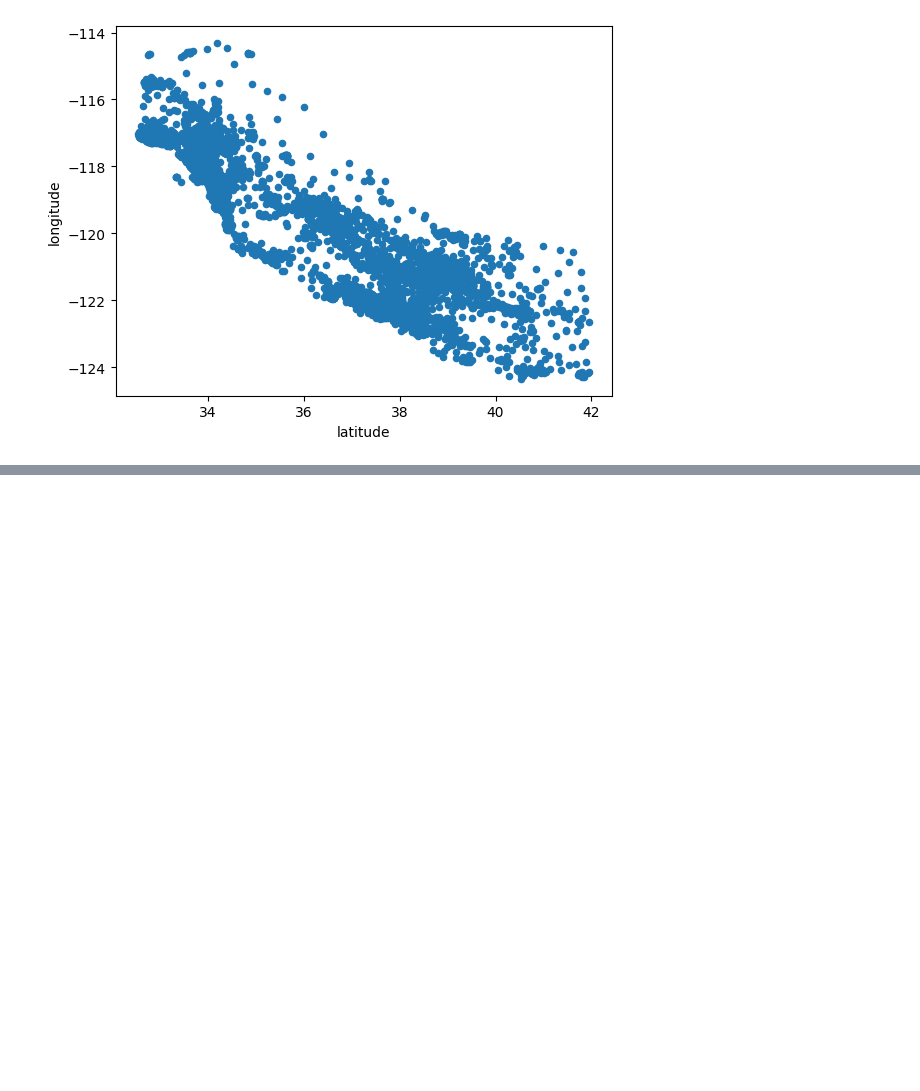
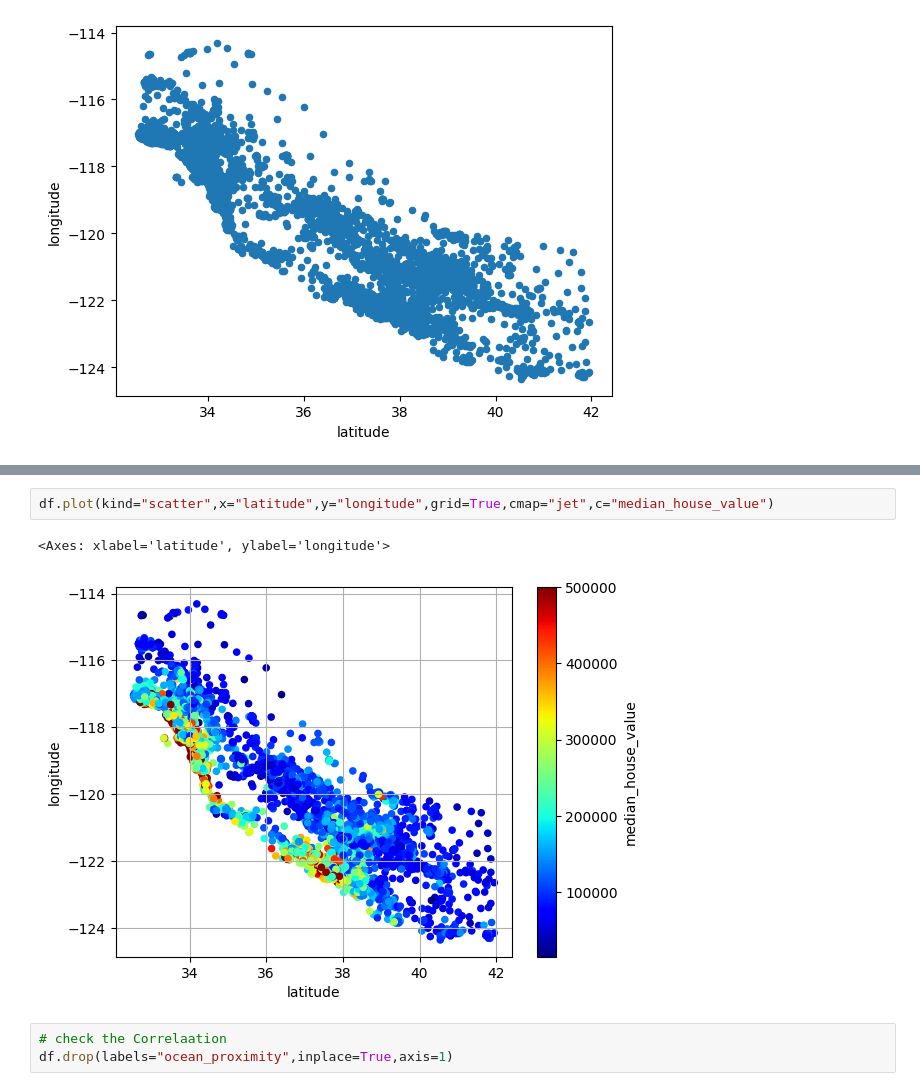
Before and after one commit to Zuhebkhan10/California_housing_price, a Jupyter notebook: Analyzing_house.ipynb, the cells around one changed output, grey strips where cells are left out. Saved outputs shown, nothing was run; the diff lists cells and outputs as text; blank space fills up the shorter version.

```diff
--- a/Analyzing_house.ipynb
+++ b/Analyzing_house.ipynb
@@ -225,0 +222,8 @@ df.plot(kind="scatter",x="latitude",y="longitude")
+# %%
+df.plot(kind="scatter",x="latitude",y="longitude",grid=True,cmap="jet",c="median_house_value")
+# %% [output]
+<Axes: xlabel='latitude', ylabel='longitude'>
+[figure, added]
+# %%
+# check the Correlaation
+df.drop(labels="ocean_proximity",inplace=True,axis=1)
```
Also changed, not shown: parts of 15 cells of this notebook.
